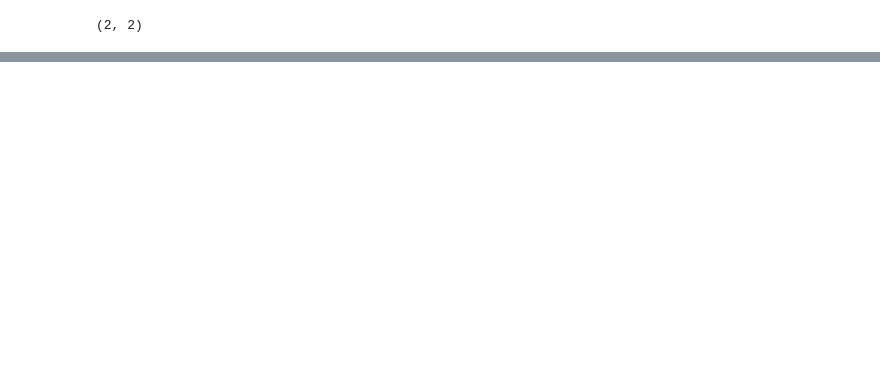
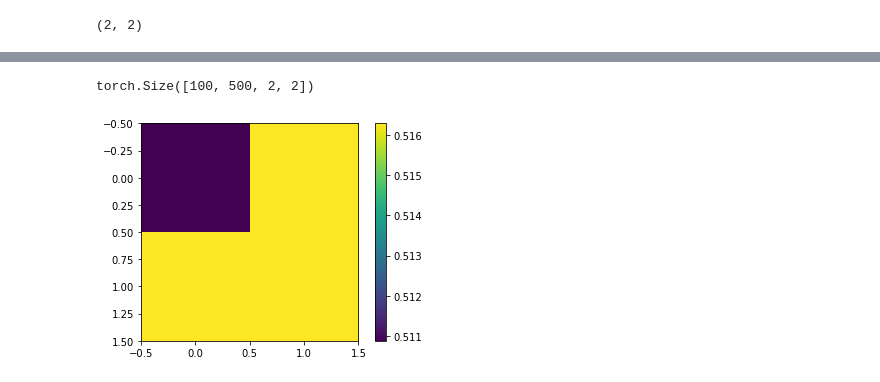
Before and after one commit to KatieJ16/Time_Space_multiscale, a Jupyter notebook: remake/toy2_multiscale_model_fitting.ipynb, the cells around one changed output, grey strips where cells are left out. Cells and saved outputs as stored; diff of their text form; code cells hidden in the pictures; blank space fills up the shorter version.

```diff
--- a/remake/toy2_multiscale_model_fitting.ipynb
+++ b/remake/toy2_multiscale_model_fitting.ipynb
@@ -384,6 +393,6 @@ plot_lowest_error(val_dict[str(current_size)], models[idx_lowest])
 # %%
 #====================================================================================
-def find_error(data, model, truth_data, tol = 1e-5, criterion = torch.nn.MSELoss(reduction='none')):
+def find_error_4(data, model, truth_data, tol = 1e-5):
     """
     Find error over the 4 squares
 
@@ -397,7 +406,7 @@ def find_error(data, model, truth_data, tol = 1e-5, criterion = torch.nn.MSELoss
     outputs:
         resolved: boolean whether complete area is resolved or not
         loss: array of floats for size (dim, dim) with mse of each square
-        unresolved: array of booleans, whether that part is resolved or not. (0 unresolved, 1 resolved)
+        unresolved: array of booleans, whether that part is resolved or not. (1 unresolved, 0 resolved)
     """
     n_points, n_timesteps, dim, _ = data.shape
     data  = torch.flatten(data, 2,3)
@@ -408,7 +417,13 @@ def find_error(data, model, truth_data, tol = 1e-5, criterion = torch.nn.MSELoss
 
     loss = mse(y_preds, truth_data[:,1:])
 
-    return loss.max() <= tol, loss, loss <= tol
+    resolved =  loss.max() <= tol
+    unresolved_array = torch.tensor(loss <= tol)
+
+    return resolved, loss, 1-unresolved_array.float()
+
+
+
 #====================================================================================
 
 def mse(data1, data2):
@@ -457,7 +472,7 @@ def grow(data, dim_full=128):
 #====================================================================================
 
 
-resolved, loss, unresolved = find_error(val_dict['1'], models[idx_lowest], val_dict['2'])
+resolved, loss, unresolved_list = find_error_4(val_dict['1'], models[idx_lowest], val_dict['2'])
 print(loss.shape)
 # %% [output]
 (2, 2)
@@ -463,0 +487,9 @@ print(loss.shape)
+# %%
+next_train_data = unresolved * train_dict["2"]
+print(next_train_data.shape)
+plt.imshow(next_train_data[0,0])
+plt.colorbar()
+plt.show()
+# %% [output]
+torch.Size([100, 500, 2, 2])
+[figure, added]
```
Also changed, not shown: parts of 8 cells of this notebook.
